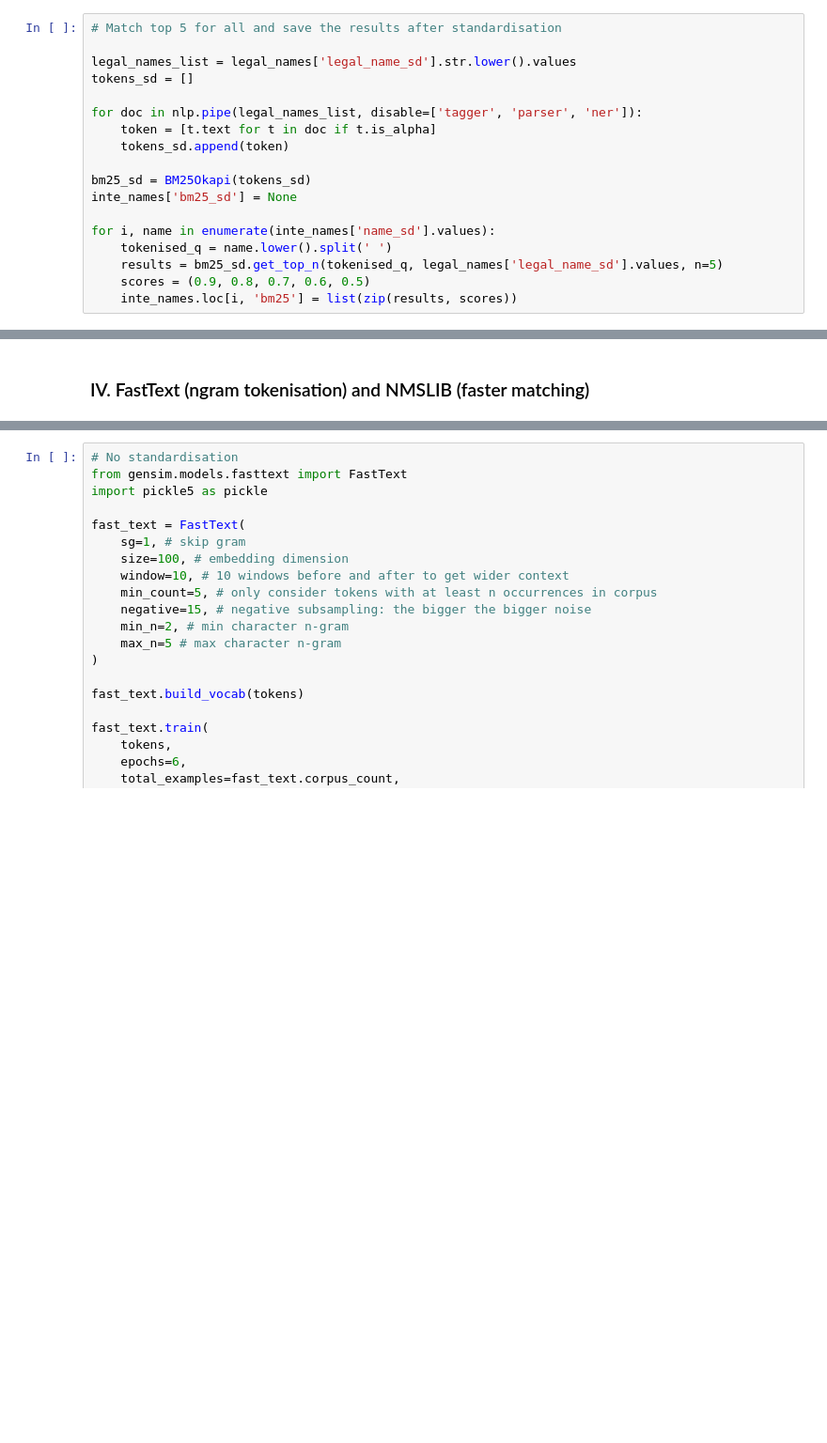
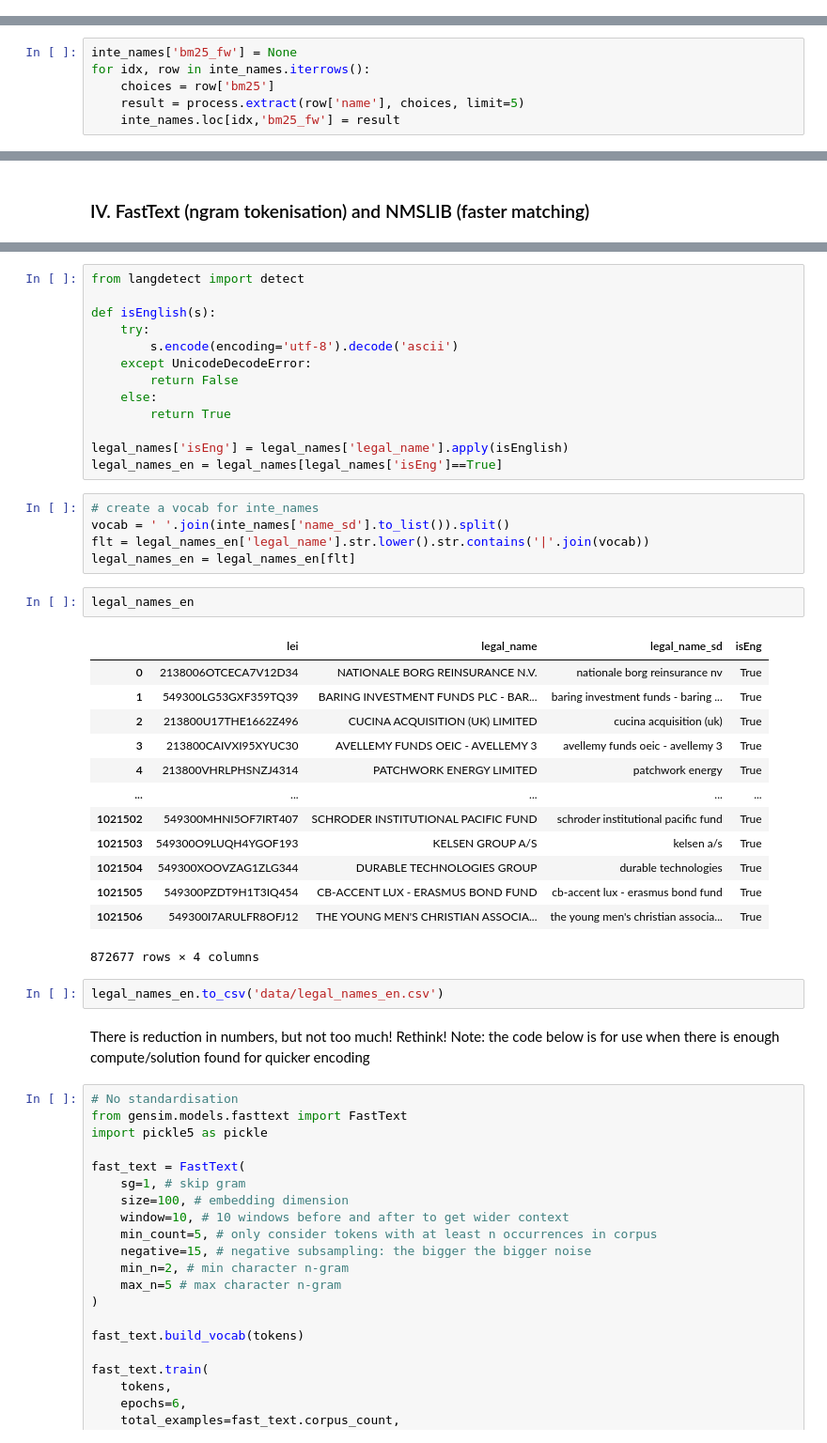
Before and after one commit to ninjalu/NE-matching, a Jupyter notebook: ne-matching.ipynb, the cells around one changed output, grey strips where cells are left out. Shown: that part at 94% size. Drawn from its saved outputs; the diff is of its cells as text; blank space fills up the shorter version.

Commit message:
add fuzzy wuzzy and scaling down legal names

```diff
--- a/ne-matching.ipynb
+++ b/ne-matching.ipynb
@@ -294,24 +320,6 @@ for i, name in enumerate(inte_names['name'].values):
     results = bm25.get_top_n(tokenised_q, legal_names['legal_name'].values, n=5)
     scores = (0.9, 0.8, 0.7, 0.6, 0.5)
     inte_names.loc[i, 'bm25'] = list(zip(results, scores))
-# %%
-# Match top 5 for all and save the results after standardisation
-
-legal_names_list = legal_names['legal_name_sd'].str.lower().values
-tokens_sd = []
-
-for doc in nlp.pipe(legal_names_list, disable=['tagger', 'parser', 'ner']):
-    token = [t.text for t in doc if t.is_alpha]
-    tokens_sd.append(token)
-
-bm25_sd = BM25Okapi(tokens_sd)
-inte_names['bm25_sd'] = None
-
-for i, name in enumerate(inte_names['name_sd'].values):
-    tokenised_q = name.lower().split(' ')
-    results = bm25_sd.get_top_n(tokenised_q, legal_names['legal_name_sd'].values, n=5)
-    scores = (0.9, 0.8, 0.7, 0.6, 0.5)
-    inte_names.loc[i, 'bm25'] = list(zip(results, scores))
 # %%
 inte_names.to_csv('data/inte_names.csv', index=False)
 # %% [markdown]
@@ -328,0 +346,6 @@ Possible solutions:
+# %%
+inte_names['bm25_fw'] = None
+for idx, row in inte_names.iterrows():
+    choices = row['bm25']
+    result = process.extract(row['name'], choices, limit=5)
+    inte_names.loc[idx,'bm25_fw'] = result
@@ -331,3 +362,42 @@ Possible solutions:
+# %%
+from langdetect import detect
+
+def isEnglish(s):
+    try:
+        s.encode(encoding='utf-8').decode('ascii')
+    except UnicodeDecodeError:
+        return False
+    else:
+        return True
+
+legal_names['isEng'] = legal_names['legal_name'].apply(isEnglish)
+legal_names_en = legal_names[legal_names['isEng']==True]
+# %%
+# create a vocab for inte_names
+vocab = ' '.join(inte_names['name_sd'].to_list()).split()
+flt = legal_names_en['legal_name'].str.lower().str.contains('|'.join(vocab))
+legal_names_en = legal_names_en[flt]
+# %%
+legal_names_en
+# %% [output]
+|  | lei | legal_name | legal_name_sd | isEng |
+| 0 | 2138006OTCECA7V12D34 | NATIONALE BORG REINSURANCE N.V. | nationale borg reinsurance nv | True |
+| 1 | 549300LG53GXF359TQ39 | BARING INVESTMENT FUNDS PLC - BAR... | baring investment funds - baring ... | True |
+| 2 | 213800U17THE1662Z496 | CUCINA ACQUISITION (UK) LIMITED | cucina acquisition (uk) | True |
+| 3 | 213800CAIVXI95XYUC30 | AVELLEMY FUNDS OEIC - AVELLEMY 3 | avellemy funds oeic - avellemy 3 | True |
+| 4 | 213800VHRLPHSNZJ4314 | PATCHWORK ENERGY LIMITED | patchwork energy | True |
+| ... | ... | ... | ... | ... |
+| 1021502 | 549300MHNI5OF7IRT407 | SCHRODER INSTITUTIONAL PACIFIC FUND | schroder institutional pacific fund | True |
+| 1021503 | 549300O9LUQH4YGOF193 | KELSEN GROUP A/S | kelsen a/s | True |
+| 1021504 | 549300XOOVZAG1ZLG344 | DURABLE TECHNOLOGIES GROUP | durable technologies | True |
+| 1021505 | 549300PZDT9H1T3IQ454 | CB-ACCENT LUX - ERASMUS BOND FUND | cb-accent lux - erasmus bond fund | True |
+| 1021506 | 549300I7ARULFR8OFJ12 | THE YOUNG MEN'S CHRISTIAN ASSOCIA... | the young men's christian associa... | True |
+872677 rows × 4 columns
+# %%
+legal_names_en.to_csv('data/legal_names_en.csv')
+# %% [markdown]
+There is reduction in numbers, but not too much! Rethink!
+Note: the code below is for use when there is enough compute/solution found for quicker encoding
 # %%
 # No standardisation
 from gensim.models.fasttext import FastText
```
Also changed, not shown: parts of 14 cells of this notebook.
